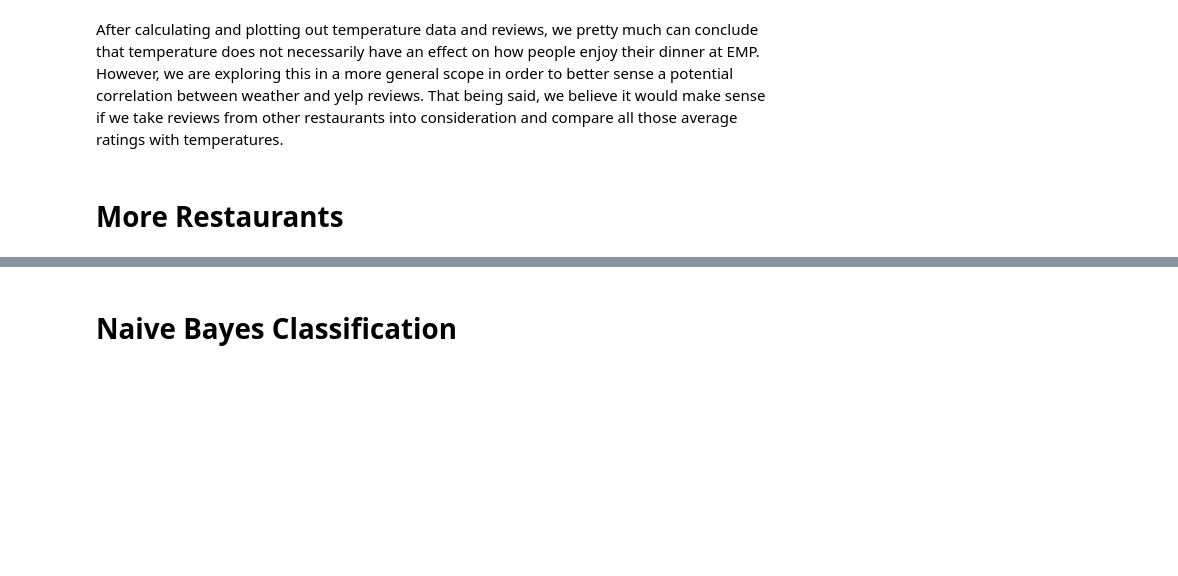
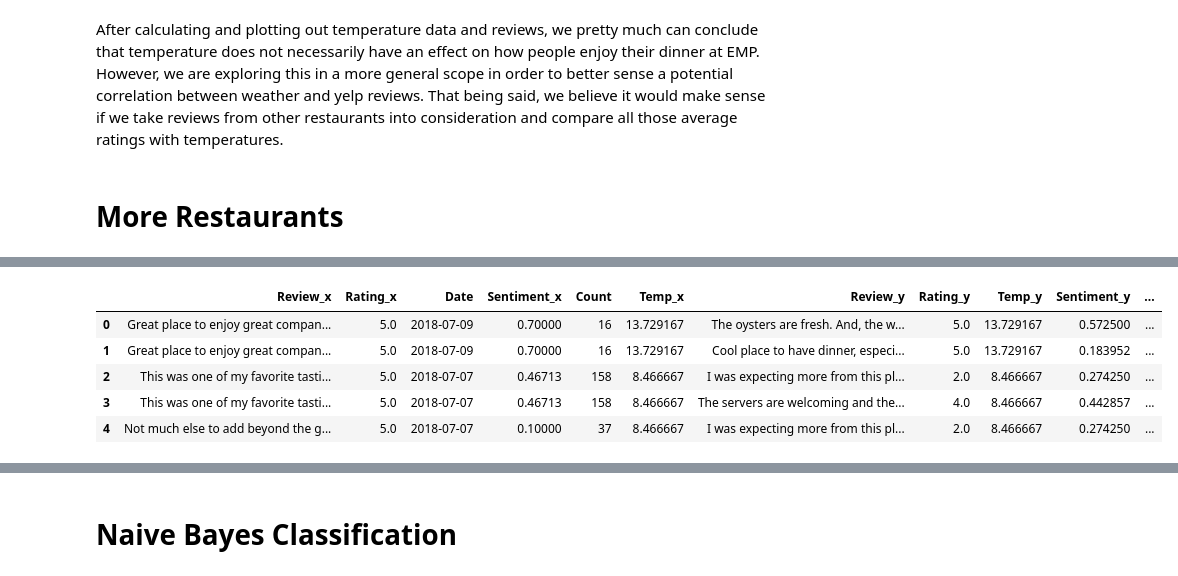
Before and after one commit to JunanQu/YELP-, a Jupyter notebook: 2950_final-2.ipynb, the cells around one changed output, grey strips where cells are left out. Saved outputs shown, nothing was run; the diff lists cells and outputs as text; code cells hidden in the pictures; blank space fills up the shorter version.

```diff
--- a/2950_final-2.ipynb
+++ b/2950_final-2.ipynb
@@ -603,3 +608,12 @@ merged.head(5)
+# %%
+merged.head()
+# %% [output]
+|  | Review_x | Rating_x | Date | Sentiment_x | Count | Temp_x | Review_y | Rating_y | Temp_y | Sentiment_y | ... |
+| 0 | Great place to enjoy great compan... | 5.0 | 2018-07-09 | 0.70000 | 16 | 13.729167 | The oysters are fresh. And, the w... | 5.0 | 13.729167 | 0.572500 | ... |
+| 1 | Great place to enjoy great compan... | 5.0 | 2018-07-09 | 0.70000 | 16 | 13.729167 | Cool place to have dinner, especi... | 5.0 | 13.729167 | 0.183952 | ... |
+| 2 | This was one of my favorite tasti... | 5.0 | 2018-07-07 | 0.46713 | 158 | 8.466667 | I was expecting more from this pl... | 2.0 | 8.466667 | 0.274250 | ... |
+| 3 | This was one of my favorite tasti... | 5.0 | 2018-07-07 | 0.46713 | 158 | 8.466667 | The servers are welcoming and the... | 4.0 | 8.466667 | 0.442857 | ... |
+| 4 | Not much else to add beyond the g... | 5.0 | 2018-07-07 | 0.10000 | 37 | 8.466667 | I was expecting more from this pl... | 2.0 | 8.466667 | 0.274250 | ... |
 # %%
 fig, ax = plt.subplots(figsize = (30,10))
 plt.plot(merged['Date'],20*merged['Ave'])
```
Also changed, not shown: parts of 38 cells of this notebook, 1 other file.
